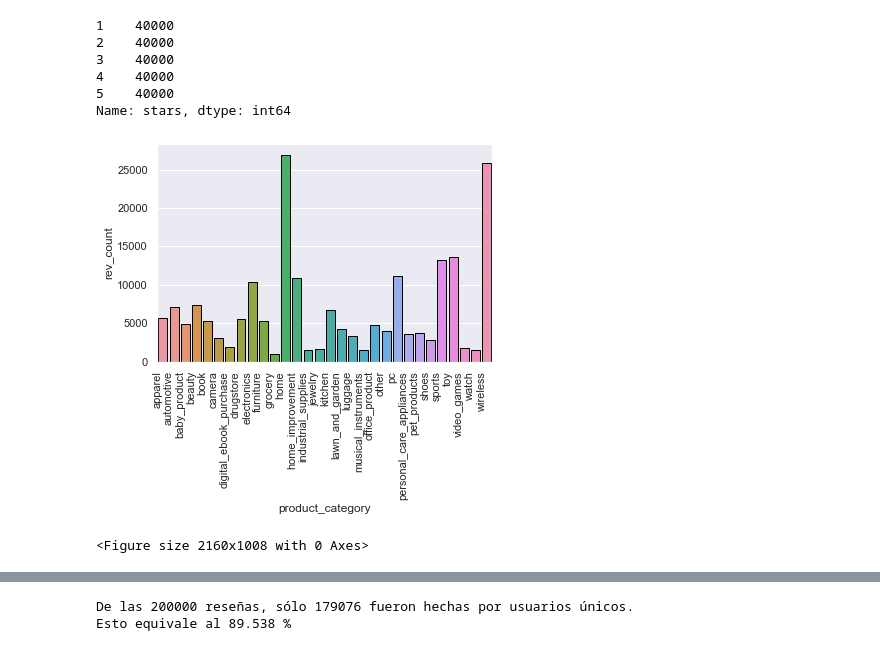
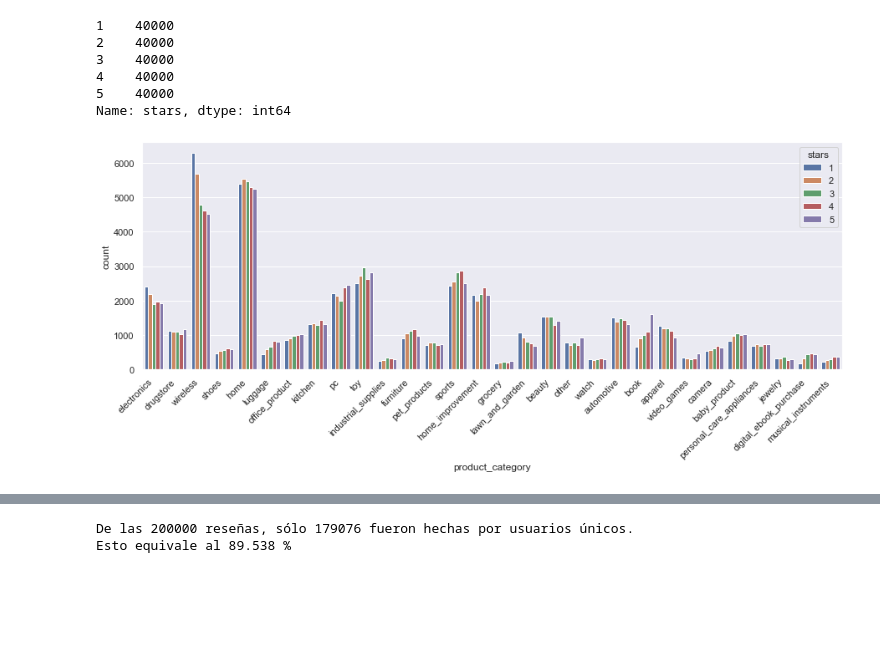
Before and after one commit to lusalmeron/Acamica-DS-Proyecto-3-NLP, a Jupyter notebook: Proyecto_3.ipynb, the cells around one changed output, grey strips where cells are left out. Cells and saved outputs as stored; diff of their text form; code cells hidden in the pictures; blank space fills up the shorter version.

```diff
--- a/Proyecto_3.ipynb
+++ b/Proyecto_3.ipynb
@@ -117,13 +117,12 @@ data.stars.value_counts()
 5    40000
 Name: stars, dtype: int64
 # %%
-# grafico = sns.countplot(x=data['product_category'],data=data, hue='stars')
-grafico = sns.barplot(x=data_grouped.product_category.sort_values(), y=data_grouped.rev_count, linewidth=1,edgecolor=(0,0,0))
-grafico.set_xticklabels(grafico.get_xticklabels(), rotation=90, ha="right")
-#plt.figure(figsize=(20,4))
-# plt.bar(x=data['stars'], height=10,data=data)
-plt.figure(figsize=(30,14))
+#
+#data_grouped.sort_values(['rev_count','avg_stars'],ascending=False,inplace=True)
+plt.figure(figsize=(15,5))
+grafico = sns.countplot(x=data['product_category'],data=data, hue='stars')
+#grafico = sns.barplot(x=data_grouped.product_category, y=data_grouped.rev_count, linewidth=1,edgecolor=(0,0,0))
+grafico.set_xticklabels(grafico.get_xticklabels(), rotation=45, ha="right")
 plt.show()
 # %% [output]
-[figure, old version]
+[figure, new version]
-<Figure size 2160x1008 with 0 Axes>
```
Also changed, not shown: parts of 31 cells of this notebook, 1 other file.
